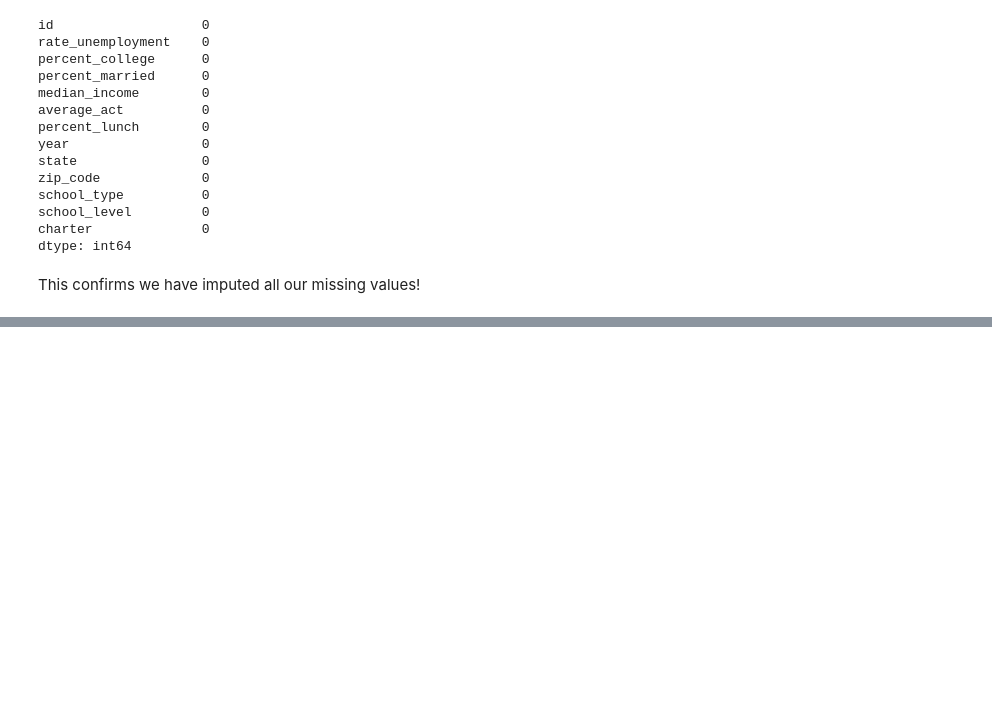
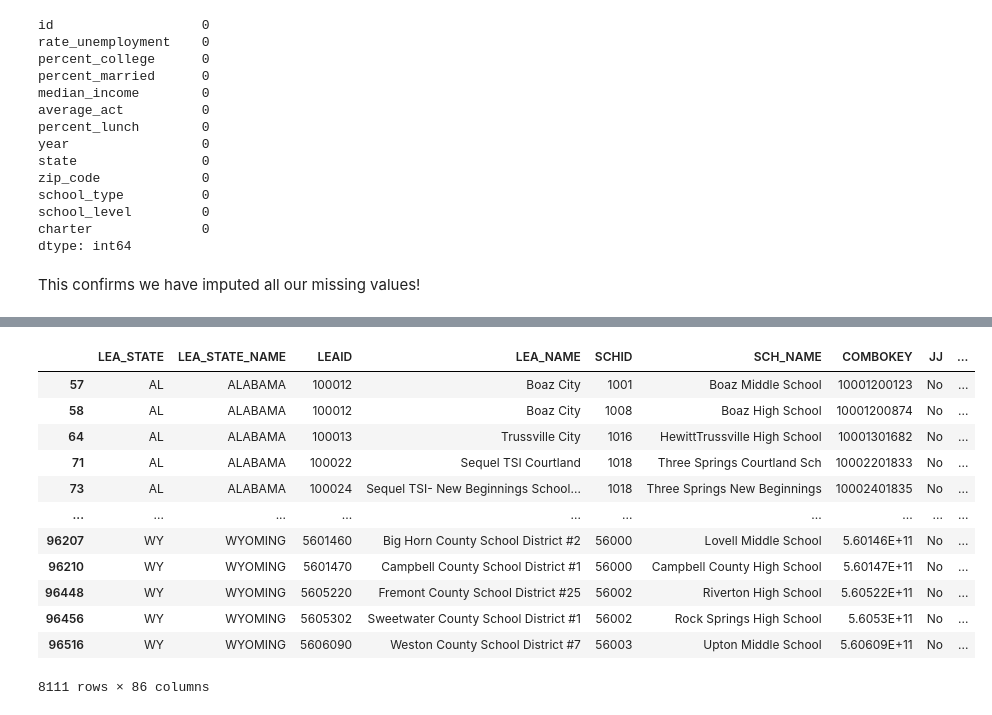
Before and after one commit to brisamh/education, a Jupyter notebook: code/Education_Template.ipynb, the cells around one changed output, grey strips where cells are left out. Saved outputs shown, nothing was run; the diff lists cells and outputs as text; code cells hidden in the pictures; blank space fills up the shorter version.

```diff
--- a/code/Education_Template.ipynb
+++ b/code/Education_Template.ipynb
@@ -88,3 +49,6 @@ referrals_arrest.head()
 | 3 | AL | ALABAMA | 100002 | Alabama Youth Services | 1999 | AUTAUGA CAMPUS | 10000299995 | Yes | ... |
 | 4 | AL | ALABAMA | 100005 | Albertville City | 1008 | Albertville Middle School | 10000500870 | No | ... |
 5 rows × 84 columns
+# %%
+pd.set_option('display.max_columns', None)
+higher_ed_locations.head()
@@ -574,0 +686,3 @@ df['year'].max()
+# %%
+pd.set_option('display.max_columns',None)
+referrals_arrest.head()
@@ -574,0 +707,5 @@ df['year'].max()
+# %%
+## replace - values with nan
+num_cols = referrals_arrest.select_dtypes(include=[np.number]).columns
+referrals_arrest[num_cols] = referrals_arrest[num_cols].mask(referrals_arrest[num_cols]<0,np.nan)
+referrals_arrest.head()
@@ -574,0 +719,9 @@ df['year'].max()
+# %%
+## iterate through all the columns, and determine whether they're referrals (REF) or arrests (ARR)
+arr_cols = [col for col in referrals_arrest.columns if '_ARR' in col]
+ref_cols = [col for col in referrals_arrest.columns if '_REF' in col]
+
+referrals_arrest['arrests'] = referrals_arrest[arr_cols].sum(axis=1, skipna=True)
+referrals_arrest['referrals'] = referrals_arrest[ref_cols].sum(axis=1, skipna=True)
+
+referrals_arrest.head()
@@ -574,0 +735,17 @@ df['year'].max()
+# %%
+## sanity check -- checks out
+referrals_arrest.loc[referrals_arrest['arrests']>1]
+# %% [output]
+|  | LEA_STATE | LEA_STATE_NAME | LEAID | LEA_NAME | SCHID | SCH_NAME | COMBOKEY | JJ | ... |
+| 57 | AL | ALABAMA | 100012 | Boaz City | 1001 | Boaz Middle School | 10001200123 | No | ... |
+| 58 | AL | ALABAMA | 100012 | Boaz City | 1008 | Boaz High School | 10001200874 | No | ... |
+| 64 | AL | ALABAMA | 100013 | Trussville City | 1016 | HewittTrussville High School | 10001301682 | No | ... |
+| 71 | AL | ALABAMA | 100022 | Sequel TSI Courtland | 1018 | Three Springs Courtland Sch | 10002201833 | No | ... |
+| 73 | AL | ALABAMA | 100024 | Sequel TSI- New Beginnings School... | 1018 | Three Springs New Beginnings | 10002401835 | No | ... |
+| ... | ... | ... | ... | ... | ... | ... | ... | ... | ... |
+| 96207 | WY | WYOMING | 5601460 | Big Horn County School District #2 | 56000 | Lovell Middle School | 5.60146E+11 | No | ... |
+| 96210 | WY | WYOMING | 5601470 | Campbell County School District #1 | 56000 | Campbell County High School | 5.60147E+11 | No | ... |
+| 96448 | WY | WYOMING | 5605220 | Fremont County School District #25 | 56002 | Riverton High School | 5.60522E+11 | No | ... |
+| 96456 | WY | WYOMING | 5605302 | Sweetwater County School District #1 | 56002 | Rock Springs High School | 5.6053E+11 | No | ... |
+| 96516 | WY | WYOMING | 5606090 | Weston County School District #7 | 56003 | Upton Middle School | 5.60609E+11 | No | ... |
+8111 rows × 86 columns
```
Also changed, not shown: parts of 30 cells of this notebook.
